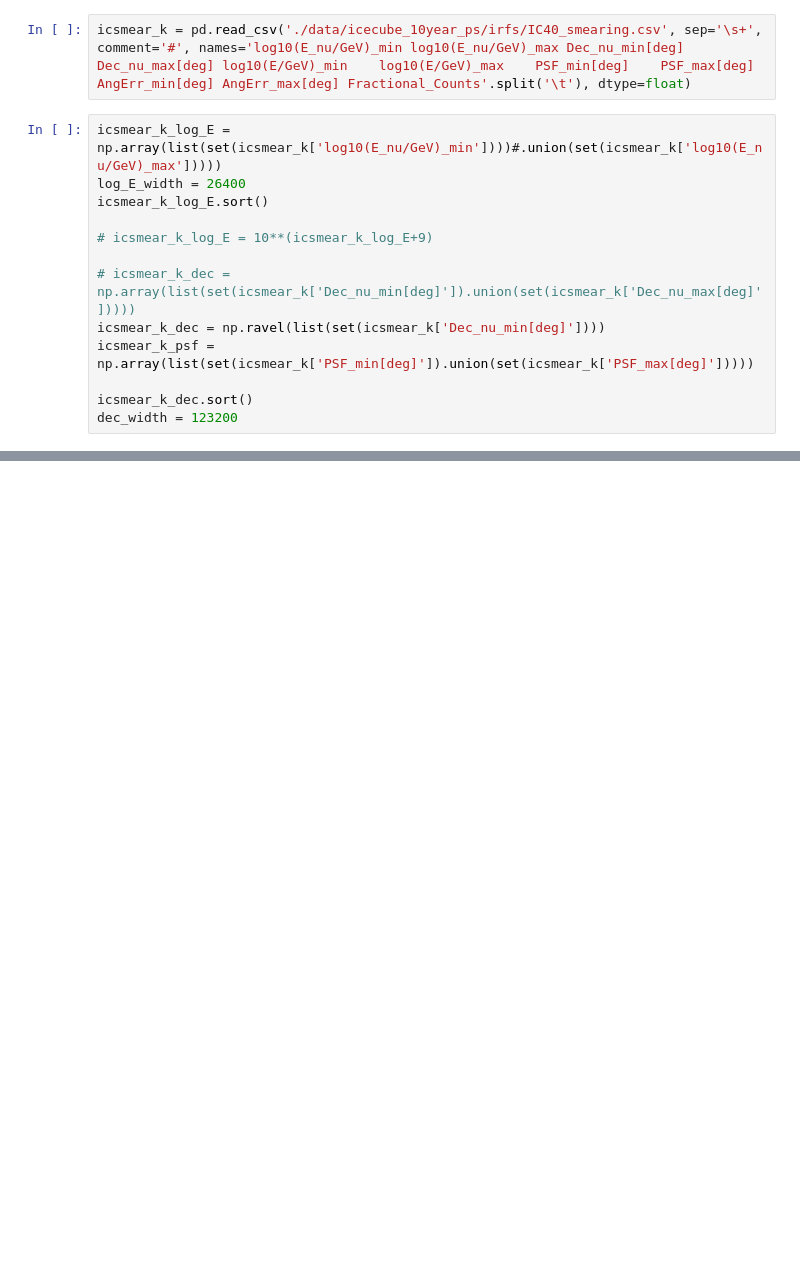
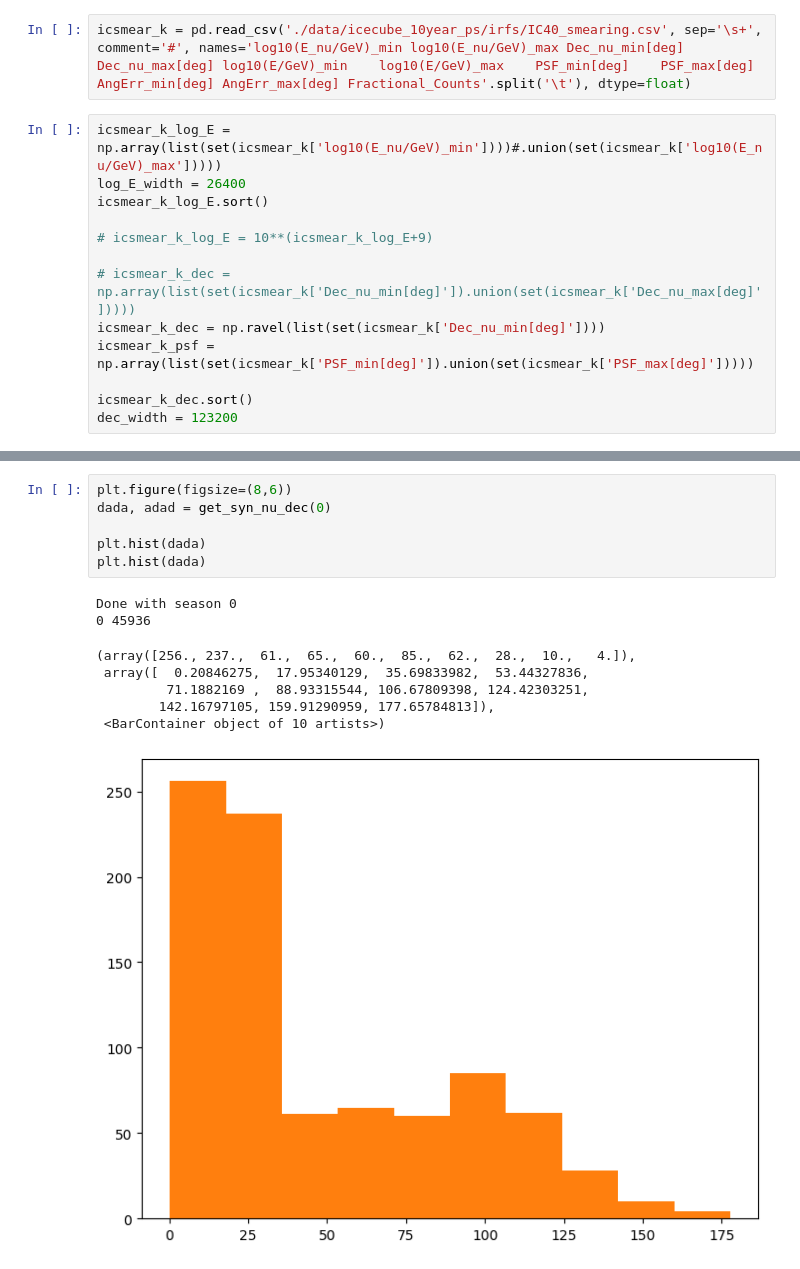
Before and after one commit to DarkWake9/IceCube-Package, a Jupyter notebook: package/task4w_syn_nu_smear.ipynb, the cells around one changed output, grey strips where cells are left out. Cells and saved outputs as stored; diff of their text form; blank space fills up the shorter version.

```diff
--- a/package/task4w_syn_nu_smear.ipynb
+++ b/package/task4w_syn_nu_smear.ipynb
@@ -295,0 +287,15 @@ Done with season 9
+# %%
+plt.figure(figsize=(8,6))
+dada, adad = get_syn_nu_dec(0)
+
+plt.hist(dada)
+plt.hist(dada)
+# %% [output]
+Done with season 0
+0 45936
+(array([256., 237.,  61.,  65.,  60.,  85.,  62.,  28.,  10.,   4.]),
+ array([  0.20846275,  17.95340129,  35.69833982,  53.44327836,
+         71.1882169 ,  88.93315544, 106.67809398, 124.42303251,
+        142.16797105, 159.91290959, 177.65784813]),
+ <BarContainer object of 10 artists>)
+[figure, added]
```
Also changed, not shown: parts of 4 cells of this notebook, 13 other files.
